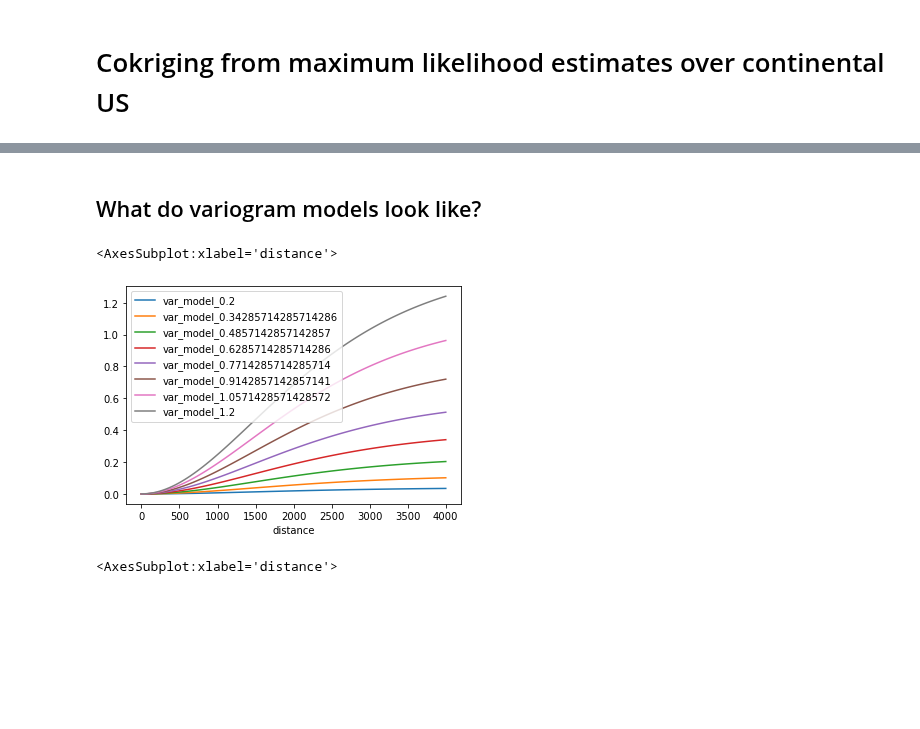
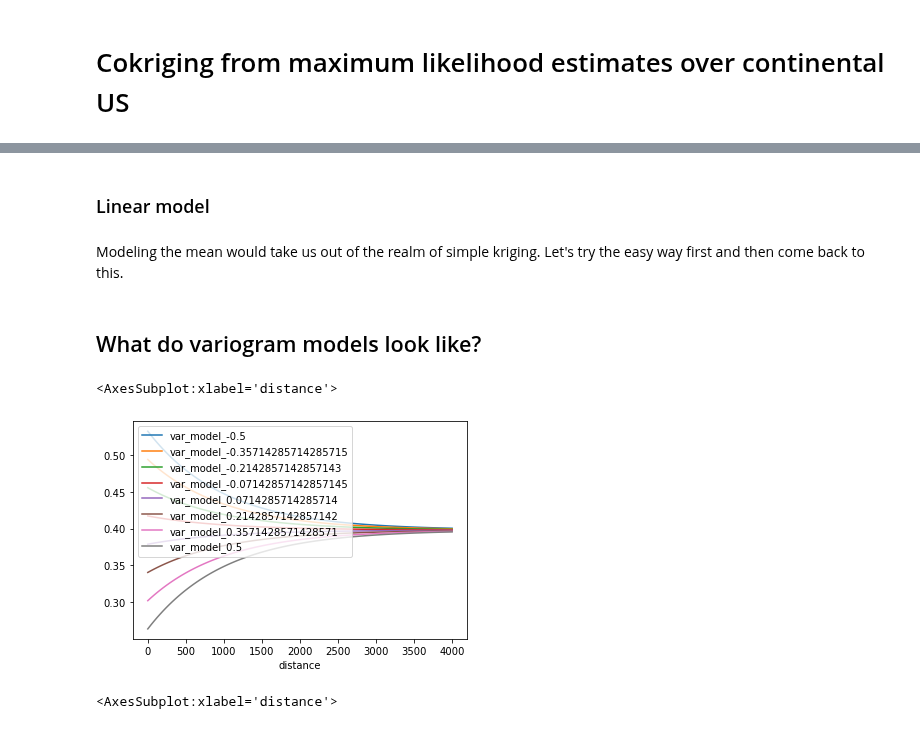
Before and after one commit to 91Mrwu/sif-xco2-cokriging, a Jupyter notebook: research/cokriging_conus.ipynb, the cells around one changed output, grey strips where cells are left out. Cells and saved outputs as stored; diff of their text form; code cells hidden in the pictures; blank space fills up the shorter version.

```diff
--- a/research/cokriging_conus.ipynb
+++ b/research/cokriging_conus.ipynb
@@ -106,35 +267,39 @@ gl2.yformatter = LATITUDE_FORMATTER
+# %% [markdown]
+### Linear model
+# %% [markdown]
+Modeling the mean would take us out of the realm of simple kriging. Let's try the easy way first and then come back to this.
 # %% [markdown]
 ## What do variogram models look like?
 # %%
 pred = np.linspace(0, 4e3, 100)
 sigmas = np.linspace(0.2, 1.2, 8)
 smoothnesses = np.linspace(0.2, 4.5, 8)
 len_scales = np.linspace(5e2, 5e3, 10)
 nuggets = np.linspace(0.0, 1.0, 8)
-rhos = np.linspace(-0.1, -1, 8)
+rhos = np.linspace(-0.5, 0.5, 8)
 
 
 df_var = pd.DataFrame({"distance": pred})
-for sig in sigmas:
-    df_var[f"var_model_{sig}"] = vgm.matern_vario(pred, sig, 2.5, 2e3, 0.0)
+# for sig in sigmas:
+#     df_var[f"var_model_{sig}"] = vgm.matern_vario(pred, sig, 2.5, 2e3, 0.0)
 # for nu in smoothnesses:
 #     df_var[f"var_model_{nu}"] = vgm.matern_vario(pred, 1.0, nu, 2e3, 0.0)
 # for len_scale in len_scales:
 #     df_var[f"var_model_{len_scale}"] = vgm.matern_vario(pred, 1.0, 0.3, len_scale, 0.0)
 # for nugget in nuggets:
 #     df_var[f"var_model_{nugget}"] = vgm.matern_vario(pred, 1.0, 0.3, 5e3, nugget)
 # for nu in smoothnesses:
-#     df_var[f"var_model_{nu}"] = vgm.matern_cross_vario(pred, [0.42, 0.64], [0.07, 0.14], nu, 2e3, -0.8)
+#     df_var[f"var_model_{nu}"] = vgm.matern_cross_vario(pred, [0.42, 0.64], [0.07, 0.14], nu, 1e3, -0.8)
 # for len_scale in len_scales:
 #     df_var[f"var_model_{len_scale}"] = vgm.matern_cross_vario(pred, [0.42, 0.64], [0.07, 0.14], 1.5, len_scale, -0.8)
-# for rho in rhos:
-#     df_var[f"var_model_{rho}"] = vgm.matern_cross_vario(pred, [0.42, 0.64], [0.07, 0.14], 1.5, 2e3, rho)
+for rho in rhos:
+    df_var[f"var_model_{rho}"] = vgm.matern_cross_vario(pred, [0.42, 0.64], [0.07, 0.14], 0.5, 1e3, rho)
 
 
 df_var.plot(x="distance")
 # %% [output]
 <AxesSubplot:xlabel='distance'>
-[figure, old version]
+[figure, new version]
 # %%
 pred = np.linspace(0, 4e3, 100)
 sigmas = np.linspace(0.2, 1.2, 8)
```
Also changed, not shown: parts of 16 cells of this notebook, 4 other files.
